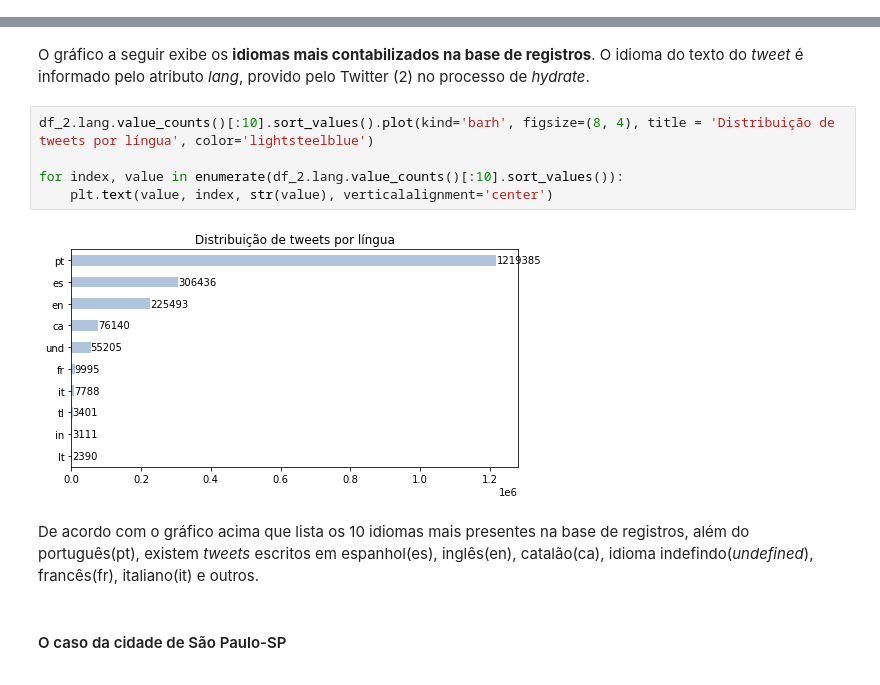
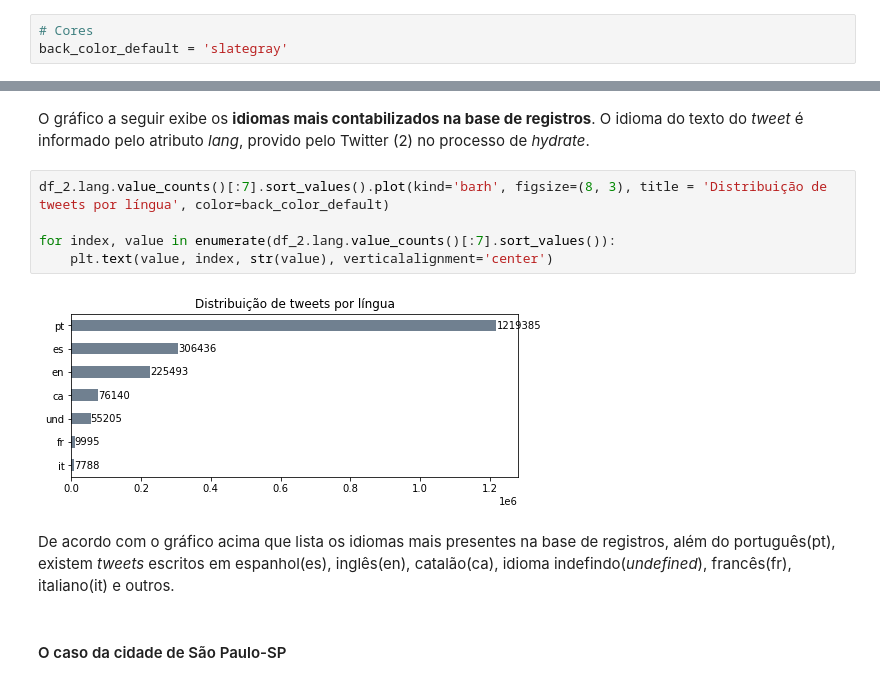
Before and after one commit to mariogmp/LCDIA, a Jupyter notebook: geocov19_brasil_02_selecao.ipynb, the cells around one changed output, grey strips where cells are left out. Cells and saved outputs as stored; diff of their text form.

Commit message:
Ajustes nas cores dos gráficos de resultados e adição de novas imagens.

```diff
--- a/geocov19_brasil_02_selecao.ipynb
+++ b/geocov19_brasil_02_selecao.ipynb
@@ -39,6 +39,9 @@ db = client.SpedDB
 
 # Coleção onde serão inseridos os dados
 collection = db.tweets_brasil
+# %%
+# Cores
+back_color_default = 'slategray'
 # %% [markdown]
 ***
 ### Totalização de Tweets
@@ -181,14 +182,14 @@ len(df_2)
 # %% [markdown]
 O gráfico a seguir exibe os **idiomas mais contabilizados na base de registros**. O idioma do texto do *tweet* é informado pelo atributo *lang*, provido pelo Twitter (2) no processo de *hydrate*.
 # %%
-df_2.lang.value_counts()[:10].sort_values().plot(kind='barh', figsize=(8, 4), title = 'Distribuição de tweets por língua', color='lightsteelblue')
+df_2.lang.value_counts()[:7].sort_values().plot(kind='barh', figsize=(8, 3), title = 'Distribuição de tweets por língua', color=back_color_default)
 
-for index, value in enumerate(df_2.lang.value_counts()[:10].sort_values()):
+for index, value in enumerate(df_2.lang.value_counts()[:7].sort_values()):
     plt.text(value, index, str(value), verticalalignment='center')
 # %% [output]
-[figure, old version]
+[figure, new version]
 # %% [markdown]
-De acordo com o gráfico acima que lista os 10 idiomas mais presentes na base de registros, além do português(pt), existem *tweets* escritos em espanhol(es), inglês(en), catalão(ca), idioma indefindo(*undefined*), francês(fr), italiano(it) e outros.
+De acordo com o gráfico acima que lista os idiomas mais presentes na base de registros, além do português(pt), existem *tweets* escritos em espanhol(es), inglês(en), catalão(ca), idioma indefindo(*undefined*), francês(fr), italiano(it) e outros.
 # %% [markdown]
 #### O caso da cidade de São Paulo-SP
 # %% [markdown]
```
Also changed, not shown: parts of 5 cells of this notebook, 17 other files.
